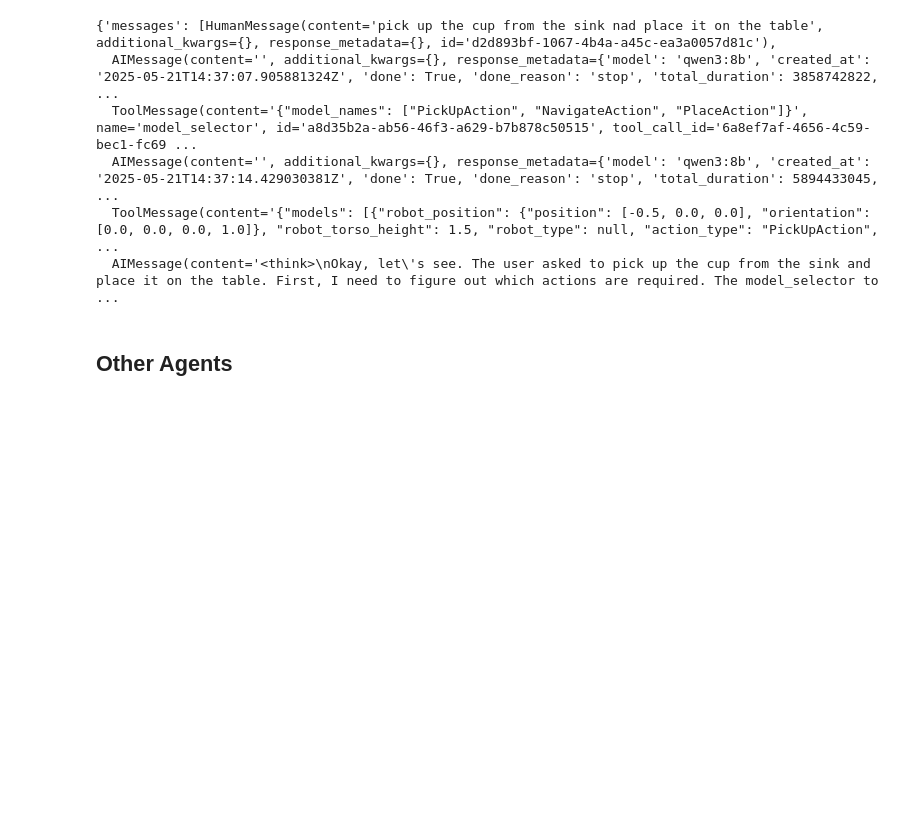
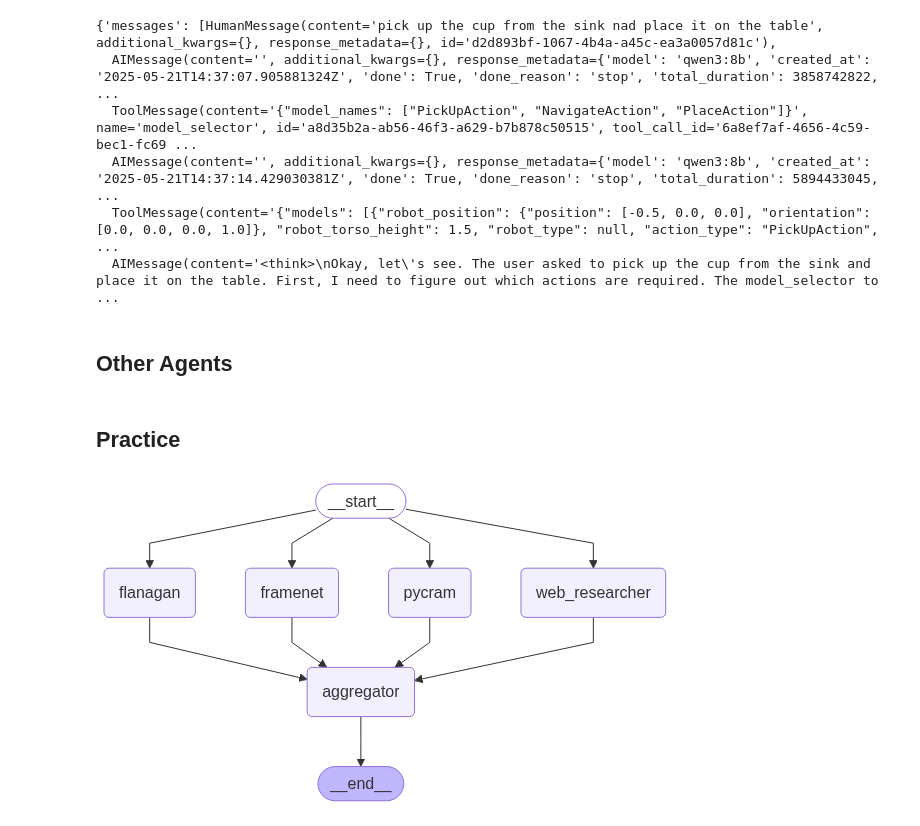
Before and after one commit to Srikanth635/LLM_Reasoner, a Jupyter notebook: src/langchain/notebooks/ex_base_chain.ipynb, the cells around one changed output. Cells and saved outputs as stored; diff of their text form; code cells hidden in the pictures; blank space fills up the shorter version.

```diff
--- a/src/langchain/notebooks/ex_base_chain.ipynb
+++ b/src/langchain/notebooks/ex_base_chain.ipynb
@@ -171,3 +179,10 @@ for s in graph.stream(
 # ):
 #     print(s)
 #     print("----")
+# %% [markdown]
+## Practice
+# %%
+from IPython.display import display, Image
+display(Image(pal_graph.get_graph().draw_mermaid_png()))
+# %% [output]
+[figure, added]
```
Also changed, not shown: parts of 4 cells of this notebook, 8 other files.
